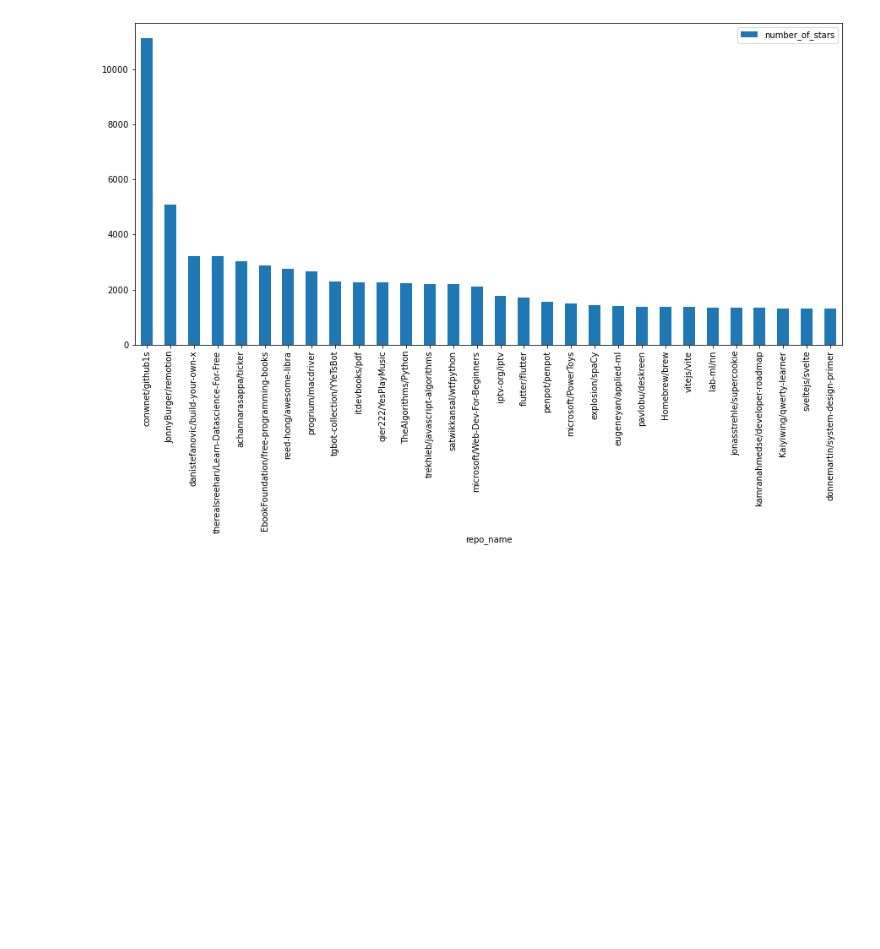
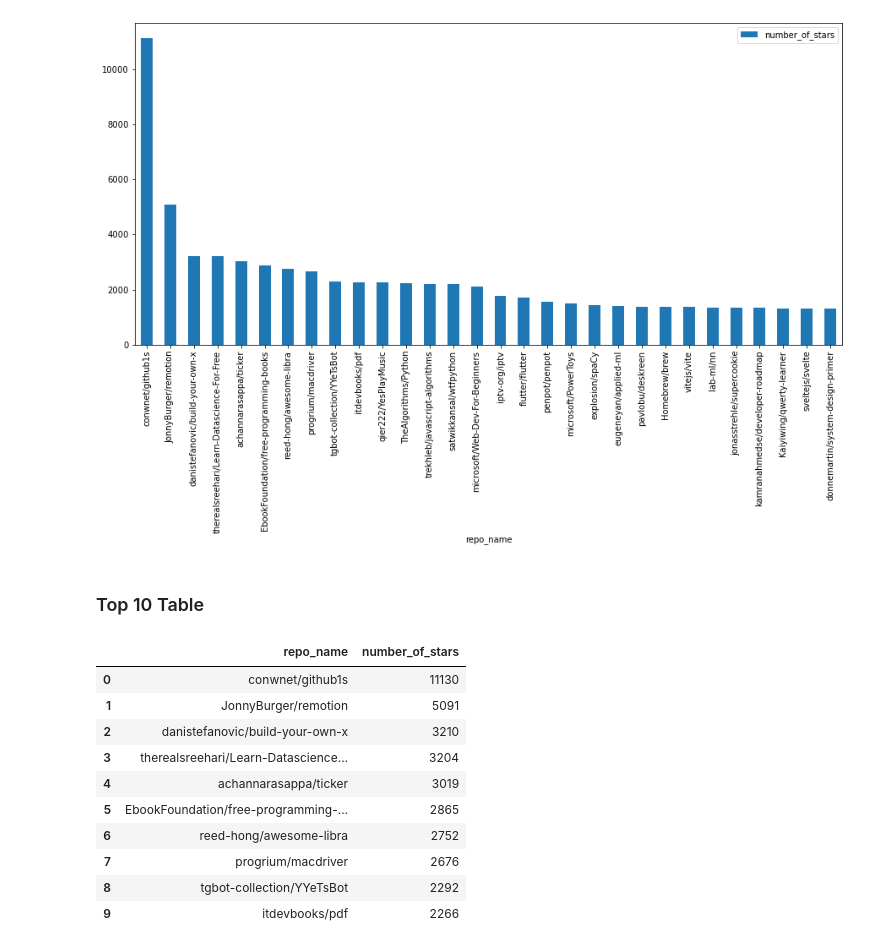
Before and after one commit to fidapco/notebooks, a Jupyter notebook: github_analysis.ipynb, the cells around one changed output. Cells and saved outputs as stored; diff of their text form; code cells hidden in the pictures; blank space fills up the shorter version.

Commit message:
Added Table of Most Popular Repos
Table added to show Top 10 Popular Repos in the month

```diff
--- a/github_analysis.ipynb
+++ b/github_analysis.ipynb
@@ -165,3 +165,19 @@ repo_star_30.plot.bar(x='repo_name', y='number_of_stars', rot=90, figsize=(15,7)
 # %% [output]
 <AxesSubplot:xlabel='repo_name'>
 [figure]
+# %% [markdown]
+### Top 10 Table
+# %%
+repo_stars.head(10)
+# %% [output]
+|  | repo_name | number_of_stars |
+| 0 | conwnet/github1s | 11130 |
+| 1 | JonnyBurger/remotion | 5091 |
+| 2 | danistefanovic/build-your-own-x | 3210 |
+| 3 | therealsreehari/Learn-Datascience... | 3204 |
+| 4 | achannarasappa/ticker | 3019 |
+| 5 | EbookFoundation/free-programming-... | 2865 |
+| 6 | reed-hong/awesome-libra | 2752 |
+| 7 | progrium/macdriver | 2676 |
+| 8 | tgbot-collection/YYeTsBot | 2292 |
+| 9 | itdevbooks/pdf | 2266 |
```
